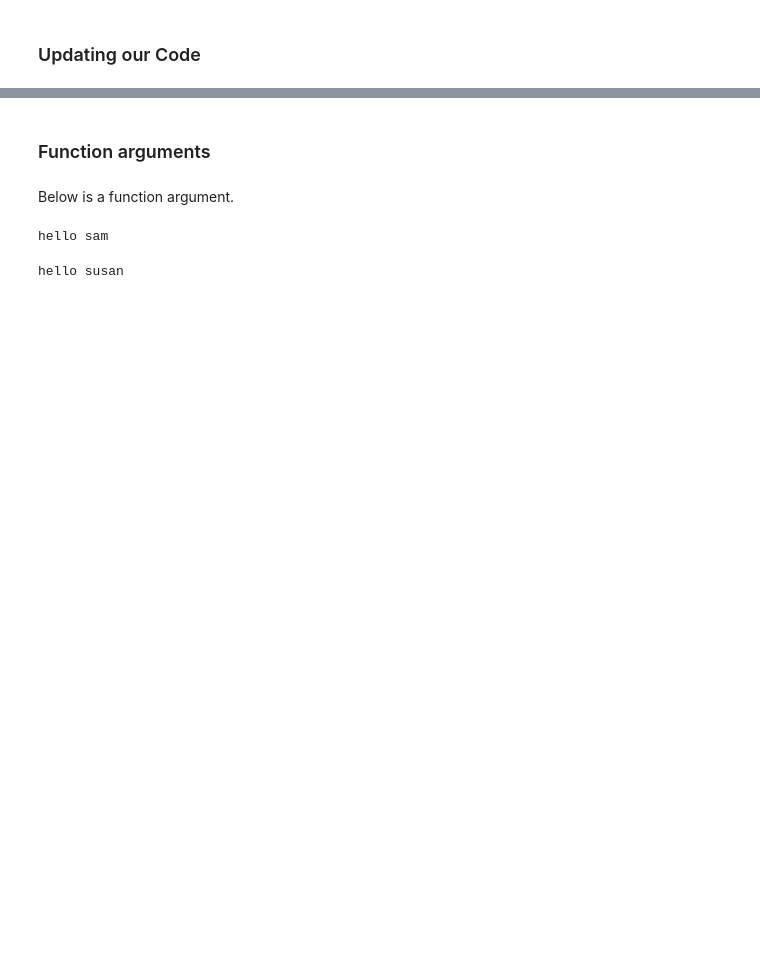
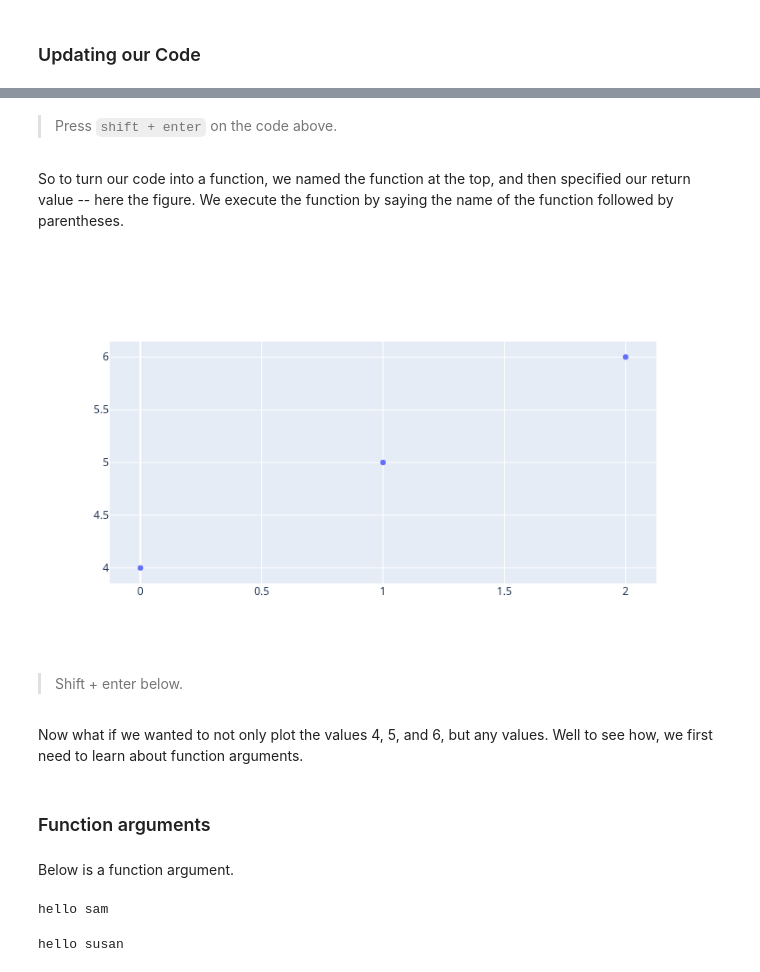
Before and after one commit to awgeezrick/code-intro, a Jupyter notebook: 92-function-arguments.ipynb, the cells around one changed output, grey strips where cells are left out. Drawn from its saved outputs; the diff is of its cells as text; code cells hidden in the pictures; blank space fills up the shorter version.

```diff
--- a/92-function-arguments.ipynb
+++ b/92-function-arguments.ipynb
@@ -46,3 +37,22 @@ To do so, we need to learn about function arguments.
+# %%
+import plotly.graph_objects as go
+
+def plot():
+    scatter = go.Scatter(y = [4, 5, 6], mode = 'markers')
+    fig = go.Figure(data = scatter)
+    return fig
+# %% [markdown]
+> Press `shift + enter` on the code above.
+# %% [markdown]
+So to turn our code into a function, we named the function at the top, and then specified our return value -- here the figure.  We execute the function by saying the name of the function followed by parentheses.
+# %%
+plot()
+# %% [output]
+[figure, added]
+# %% [markdown]
+> Shift + enter below.
+# %% [markdown]
+Now what if we wanted to not only plot the values 4, 5, and 6, but any values.  Well to see how, we first need to learn about function arguments.
 # %% [markdown]
 ### Function arguments
 # %% [markdown]
```
Also changed, not shown: parts of 74 cells of this notebook, 1 other file.
